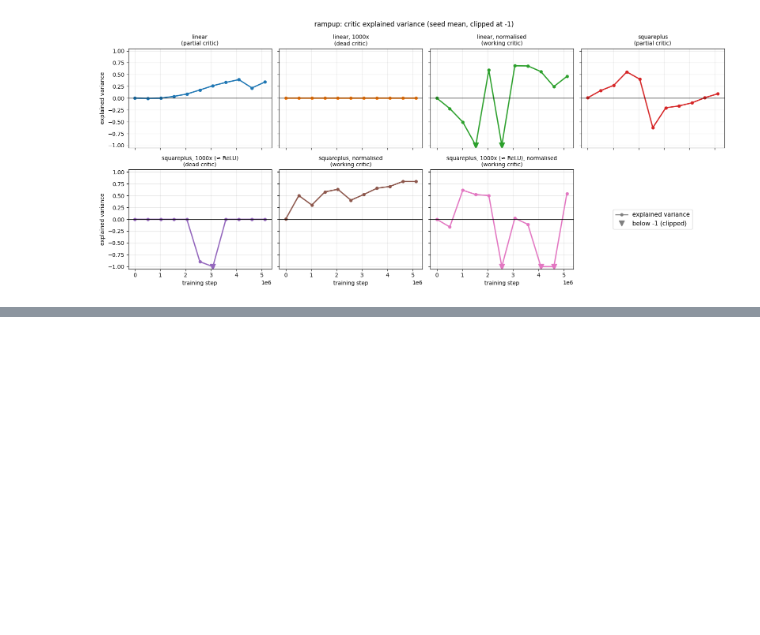
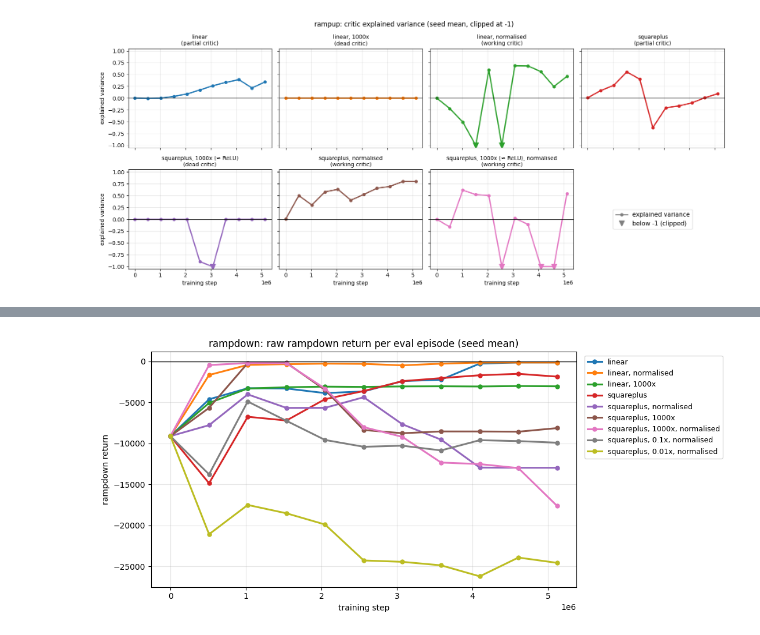
Before and after one commit to davcoope/plasmax, a Jupyter notebook: experiments/studies/dc_rewards_comparison.ipynb, the cells around one changed output, grey strips where cells are left out. Saved outputs shown, nothing was run; the diff lists cells and outputs as text; code cells hidden in the pictures; blank space fills up the shorter version.

```diff
--- a/experiments/studies/dc_rewards_comparison.ipynb
+++ b/experiments/studies/dc_rewards_comparison.ipynb
@@ -486,0 +541,5 @@ fig.tight_layout(); save(fig, "rampup_critic_ev"); plt.show()
+# %%
+rampdown_plot(RD, "rampdown: raw rampdown return per eval episode (seed mean)", "rampdown return",
+              "rampdown_return", error_bars=SHOW_ERROR_BARS_RD, zero_line=True)
+# %% [output]
+[figure, added]
```
Also changed, not shown: parts of 9 cells of this notebook.
